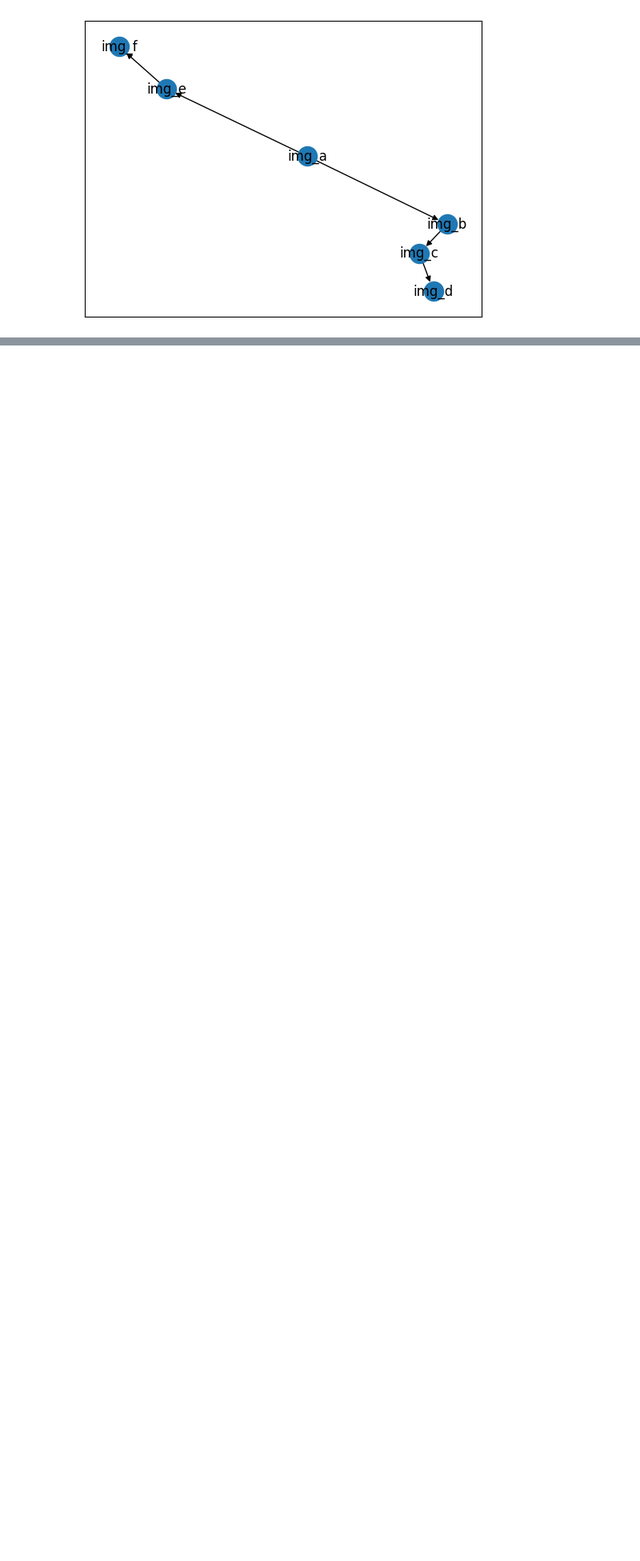
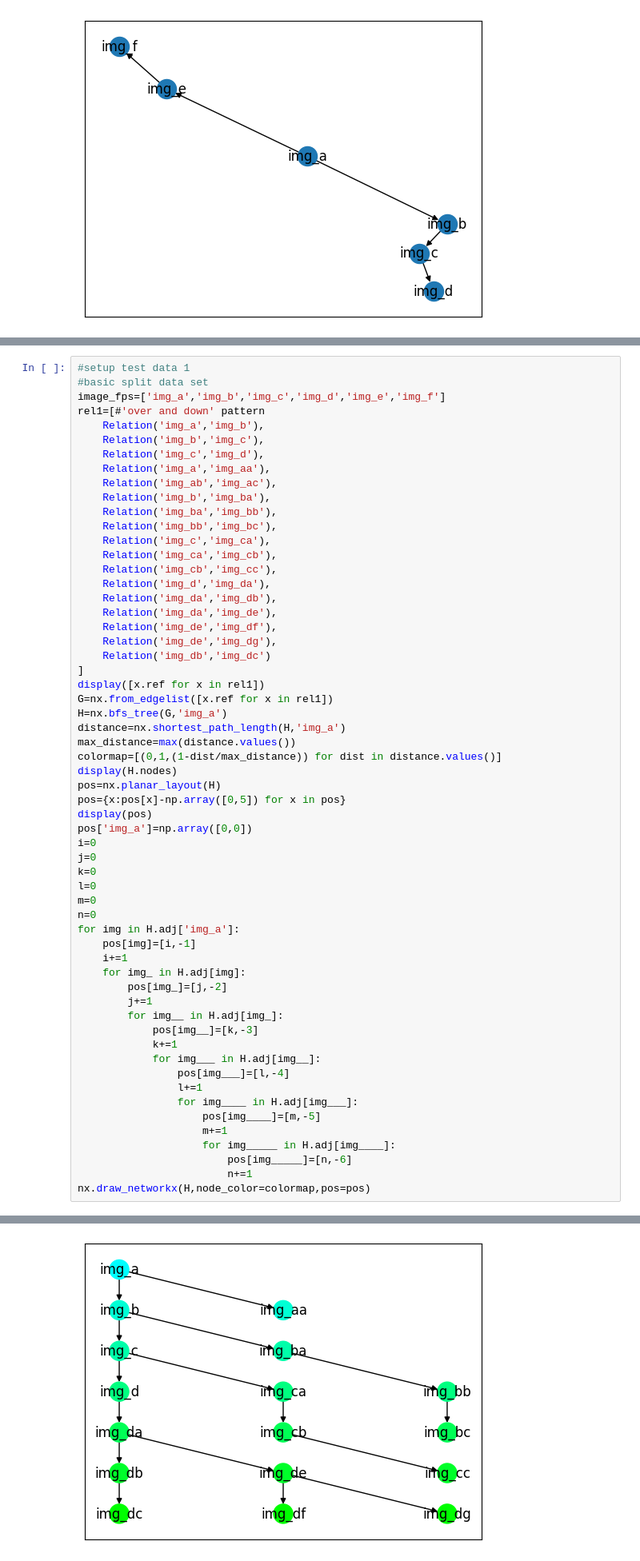
Before and after one commit to jess-garnett/MISalign, a Jupyter notebook: MISalign/model/prototype_relation_viewer.ipynb, the cells around one changed output, grey strips where cells are left out. Shown at 80% size. Saved outputs shown, nothing was run; the diff lists cells and outputs as text; blank space fills up the shorter version.

Commit message:
functioning tree position generator

```diff
--- a/MISalign/model/prototype_relation_viewer.ipynb
+++ b/MISalign/model/prototype_relation_viewer.ipynb
@@ -169,0 +177,60 @@ nx.draw_networkx(nx.bfs_tree(H,'img_a'))
+# %%
+#setup test data 1
+#basic split data set
+image_fps=['img_a','img_b','img_c','img_d','img_e','img_f']
+rel1=[#'over and down' pattern
+    Relation('img_a','img_b'),
+    Relation('img_b','img_c'),
+    Relation('img_c','img_d'),
+    Relation('img_a','img_aa'),
+    Relation('img_ab','img_ac'),
+    Relation('img_b','img_ba'),
+    Relation('img_ba','img_bb'),
+    Relation('img_bb','img_bc'),
+    Relation('img_c','img_ca'),
+    Relation('img_ca','img_cb'),
+    Relation('img_cb','img_cc'),
+    Relation('img_d','img_da'),
+    Relation('img_da','img_db'),
+    Relation('img_da','img_de'),
+    Relation('img_de','img_df'),
+    Relation('img_de','img_dg'),
+    Relation('img_db','img_dc')
+]
+display([x.ref for x in rel1])
+G=nx.from_edgelist([x.ref for x in rel1])
+H=nx.bfs_tree(G,'img_a')
+distance=nx.shortest_path_length(H,'img_a')
+max_distance=max(distance.values())
+colormap=[(0,1,(1-dist/max_distance)) for dist in distance.values()]
+display(H.nodes)
+pos=nx.planar_layout(H)
+pos={x:pos[x]-np.array([0,5]) for x in pos}
+display(pos)
+pos['img_a']=np.array([0,0])
+i=0
+j=0
+k=0
+l=0
+m=0
+n=0
+for img in H.adj['img_a']:
+    pos[img]=[i,-1]
+    i+=1
+    for img_ in H.adj[img]:
+        pos[img_]=[j,-2]
+        j+=1
+        for img__ in H.adj[img_]:
+            pos[img__]=[k,-3]
+            k+=1
+            for img___ in H.adj[img__]:
+                pos[img___]=[l,-4]
+                l+=1
+                for img____ in H.adj[img___]:
+                    pos[img____]=[m,-5]
+                    m+=1
+                    for img_____ in H.adj[img____]:
+                        pos[img_____]=[n,-6]
+                        n+=1
+nx.draw_networkx(H,node_color=colormap,pos=pos)
+# %% [output]
@@ -170,3 +272,4 @@ nx.draw_networkx(nx.bfs_tree(H,'img_a'))
+[figure, added]
 # %%
 #https://networkx.org/documentation/stable/auto_examples/drawing/plot_custom_node_icons.html#sphx-glr-auto-examples-drawing-plot-custom-node-icons-py
 #could use picture as node.
```
Also changed, not shown: parts of 4 cells of this notebook.
